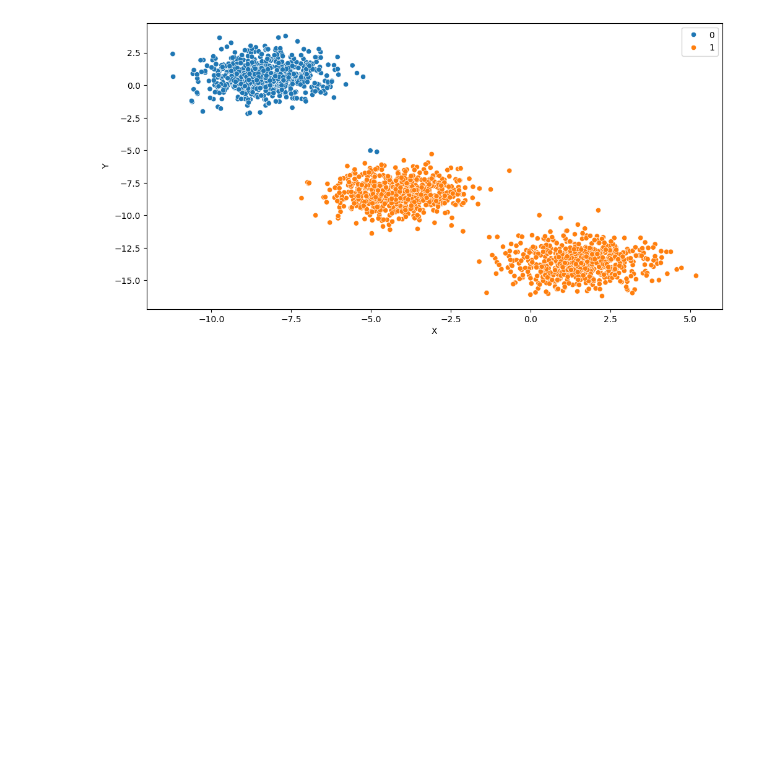
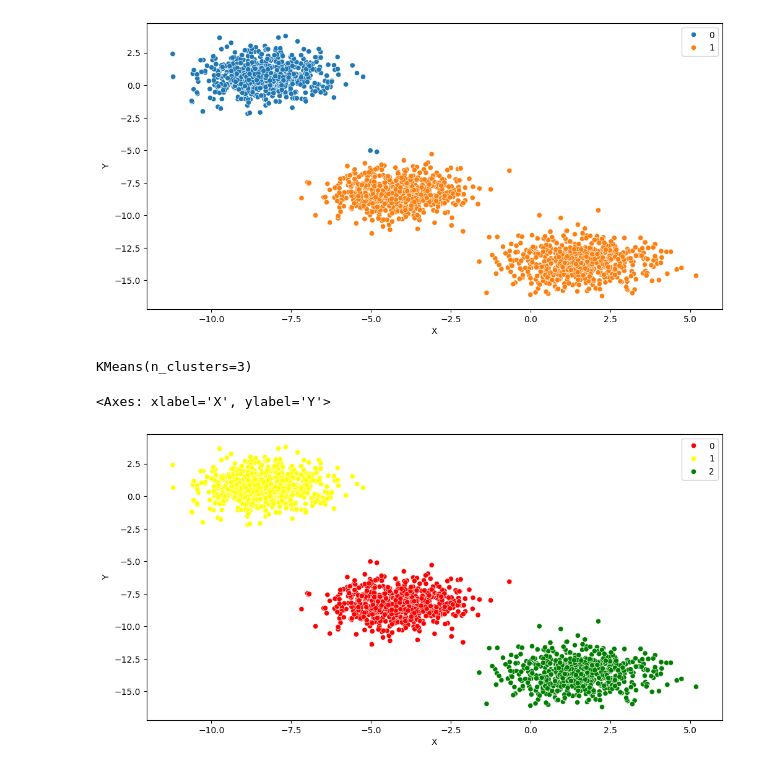
Before and after one commit to Pratyusha-Mukherjee/FSP-MachineLearning, a Jupyter notebook: day6/unsupervised learning/clustering_data_1.ipynb, the cells around one changed output. Saved outputs shown, nothing was run; the diff lists cells and outputs as text; code cells hidden in the pictures; blank space fills up the shorter version.

```diff
--- a/day6/unsupervised learning/clustering_data_1.ipynb
+++ b/day6/unsupervised learning/clustering_data_1.ipynb
@@ -38,3 +38,16 @@ sns.scatterplot(x='X', y='Y', data=cd, hue=cluster_assignment)
 # %% [output]
 <Axes: xlabel='X', ylabel='Y'>
 [figure]
+# %%
+Kmean=KMeans(n_clusters=3)
+# %%
+Kmean.fit(cd)
+# %% [output]
+KMeans(n_clusters=3)
+# %%
+cluster_assignment=Kmean.predict(cd)
+# %%
+sns.scatterplot(x='X', y='Y', data=cd, hue=cluster_assignment,palette=['red','yellow','green'])
+# %% [output]
+<Axes: xlabel='X', ylabel='Y'>
+[figure, added]
```
Also changed, not shown: parts of 2 cells of this notebook.
